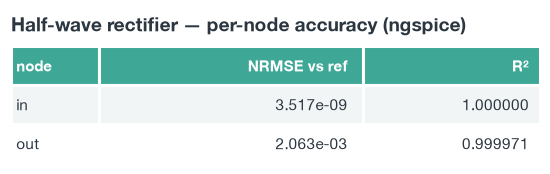
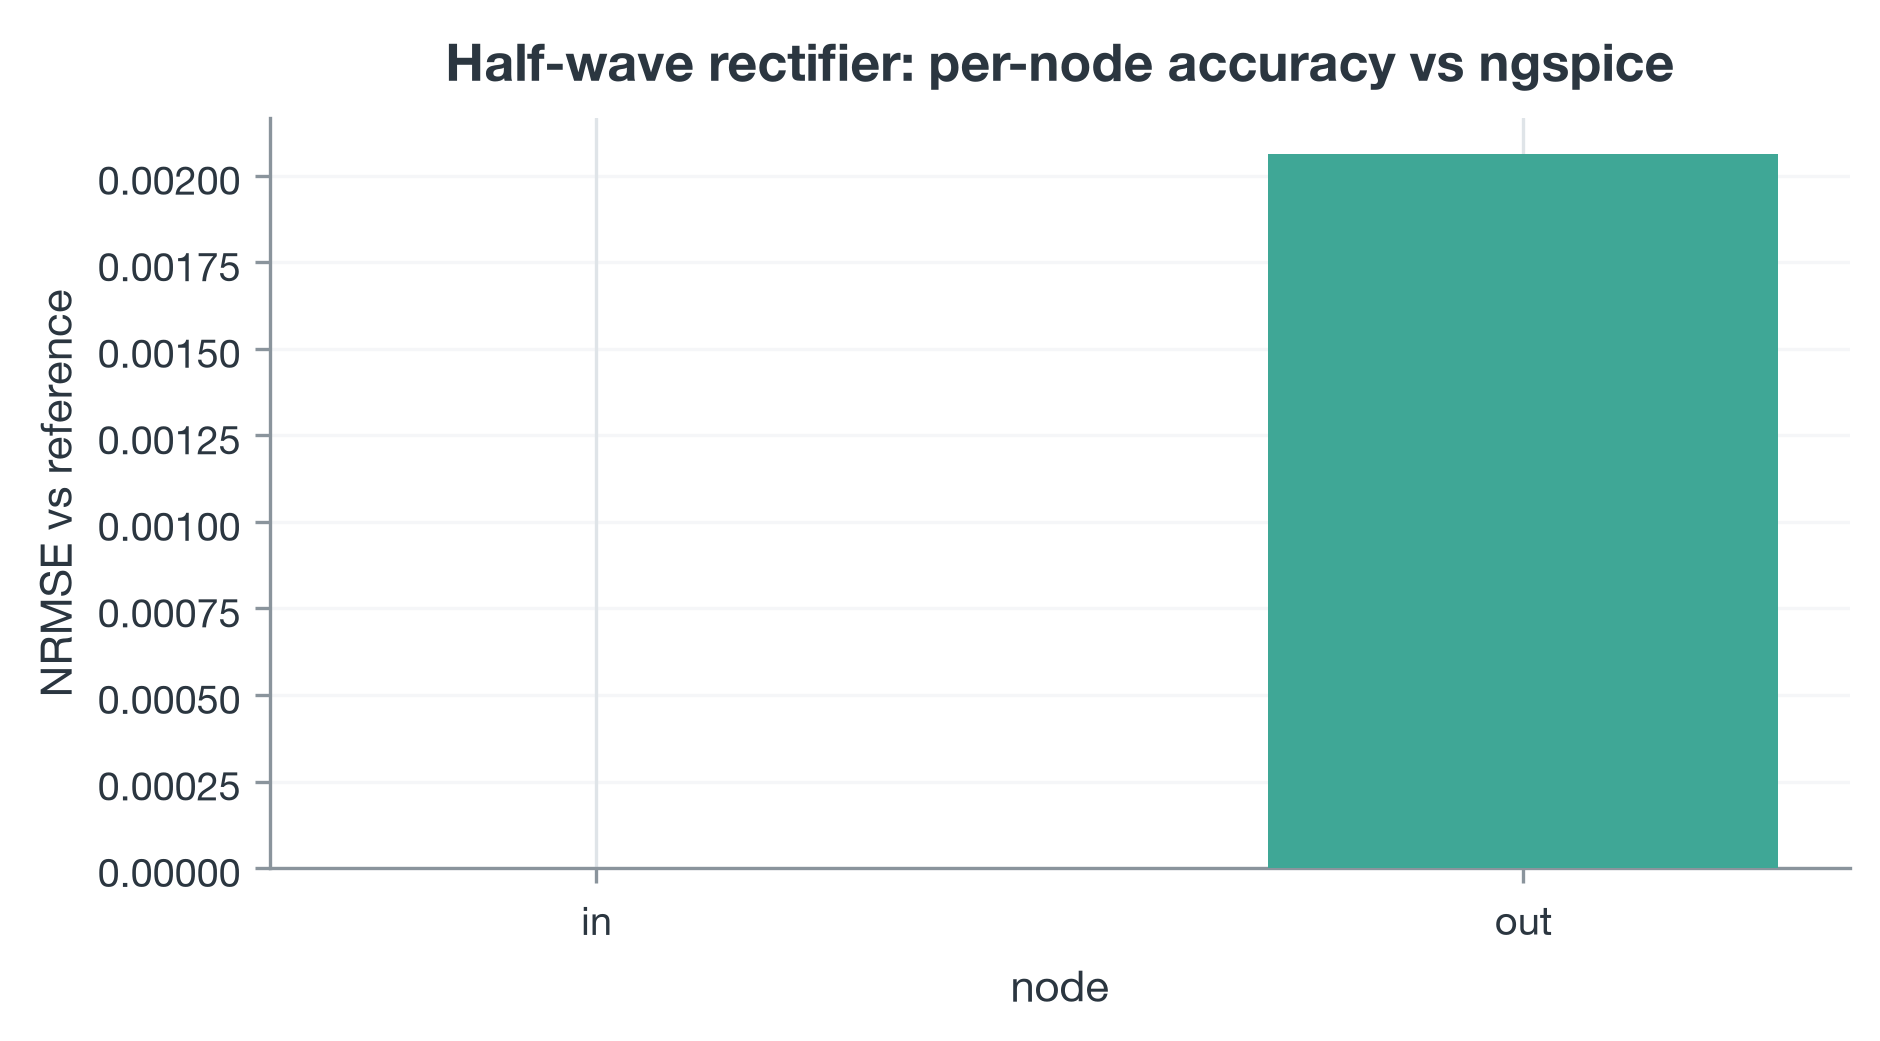
Code edit (unified diff) that turned the first committed figure into the second:
--- before
+++ after
@@ -1,20 +1,20 @@
 nodes  = [p["node"] for p in val.per_node]
 nrmses = [p["nrmse"] for p in val.per_node]
-for p in val.per_node:
-    print("  %-6s NRMSE %.3e   R^2 %.6f" % (p["node"], p["nrmse"], p["r2"]))
 
-# Per-node accuracy table.
-table(
-    ["node", "NRMSE vs ref", "R²"],
-    [(p["node"], "%.3e" % p["nrmse"], "%.6f" % p["r2"]) for p in val.per_node],
-    title="Half-wave rectifier — per-node accuracy (%s)" % val.reference_engine,
+fig, ax = plt.subplots(figsize=(6.4, 3.6))
+ax.bar(nodes, nrmses, color=PALETTE["teal"], width=0.55, zorder=3)
+ax.set_xlabel("node"); ax.set_ylabel("NRMSE vs reference")
+ax.set_title("Half-wave rectifier: per-node accuracy vs %s" % val.reference_engine)
+ax.grid(True, axis="y", alpha=0.3); ax.set_axisbelow(True)
+plt.tight_layout(); plt.show()
+
+# One clean table for the precise numbers (no plain-text duplicate).
+df = pd.DataFrame(
+    [(p["node"], p["nrmse"], p["r2"]) for p in val.per_node],
+    columns=["node", "NRMSE", "R²"],
 )
-plt.show()
-
-fig, ax = plt.subplots(figsize=(6.4, 3.2))
-ax.bar(nodes, nrmses, color=PALETTE["teal"], width=0.6, zorder=3)
-ax.set_ylabel("NRMSE vs reference")
-ax.set_title("Half-wave rectifier: per-node accuracy (%s)" % val.reference_engine)
-ax.grid(axis="y")
-ax.set_axisbelow(True)
-plt.tight_layout(); plt.show()
+style_table(
+    df,
+    caption="Half-wave rectifier — per-node accuracy vs %s" % val.reference_engine,
+    formats={"NRMSE": "{:.3e}", "R²": "{:.6f}"},
+)

Commit: v1.0.4: professional notebook polish — high-DPI figures + styled tables